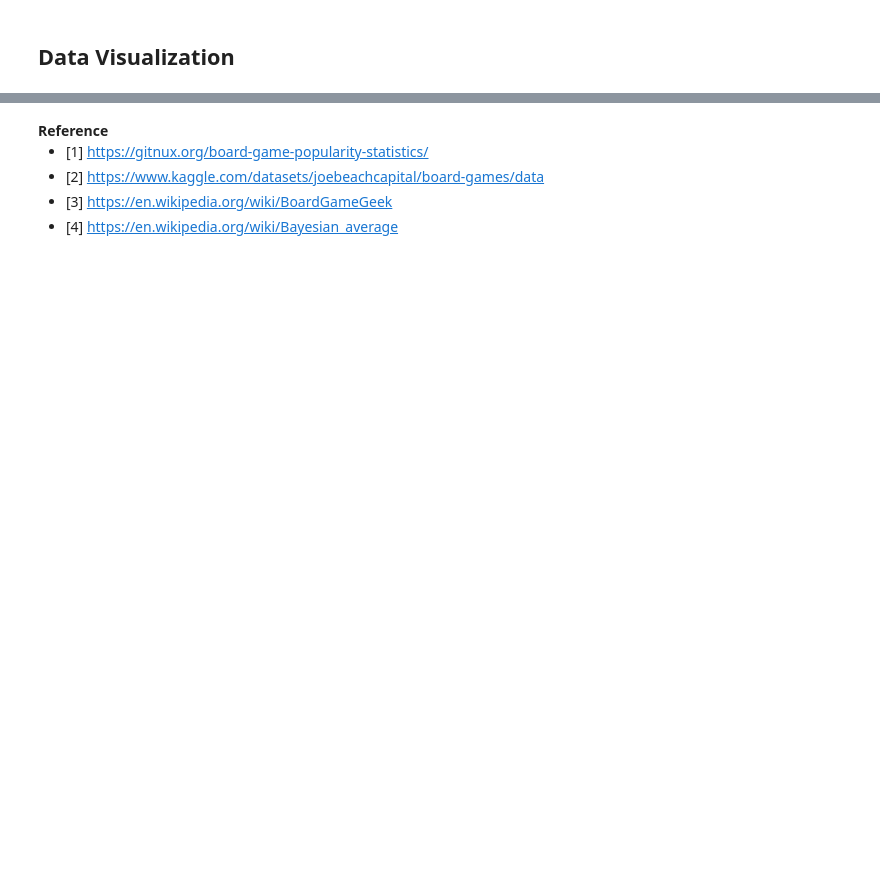
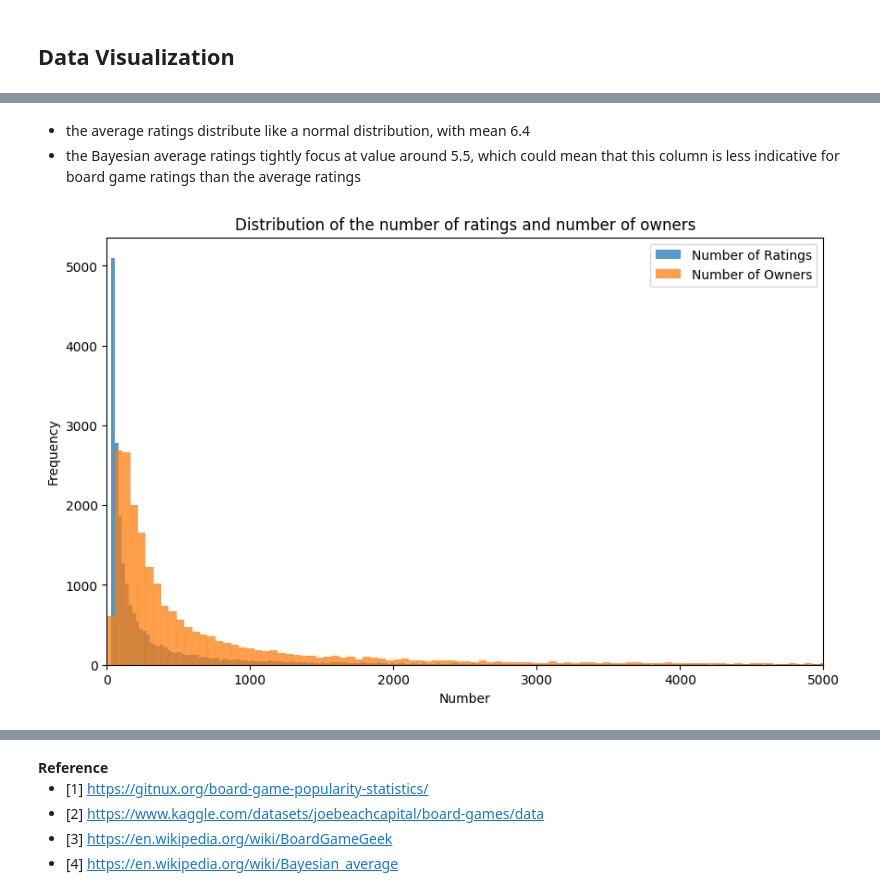
Before and after one commit to Fredfreddo/SI618_24W_project, a Jupyter notebook: project_1.ipynb, the cells around one changed output, grey strips where cells are left out. Saved outputs shown, nothing was run; the diff lists cells and outputs as text; code cells hidden in the pictures; blank space fills up the shorter version.

```diff
--- a/project_1.ipynb
+++ b/project_1.ipynb
@@ -355,0 +492,16 @@ dtype: int64
+# %% [markdown]
+- the average ratings distribute like a normal distribution, with mean 6.4
+- the Bayesian average ratings tightly focus at value around 5.5, which could mean that this column is less indicative for board game ratings than the average ratings
+# %%
+# distribution of the number of ratings and number of owners
+plt.figure(figsize=(10, 6))
+sns.histplot(ready_data['users_rated'])
+sns.histplot(ready_data['owned'])
+plt.title('Distribution of the number of ratings and number of owners')
+plt.xlabel('Number')
+plt.ylabel('Frequency')
+plt.xlim(0, 5000)
+plt.legend(['Number of Ratings', 'Number of Owners'])
+plt.show()
+# %% [output]
+[figure, added]
```
Also changed, not shown: parts of 31 cells of this notebook.
